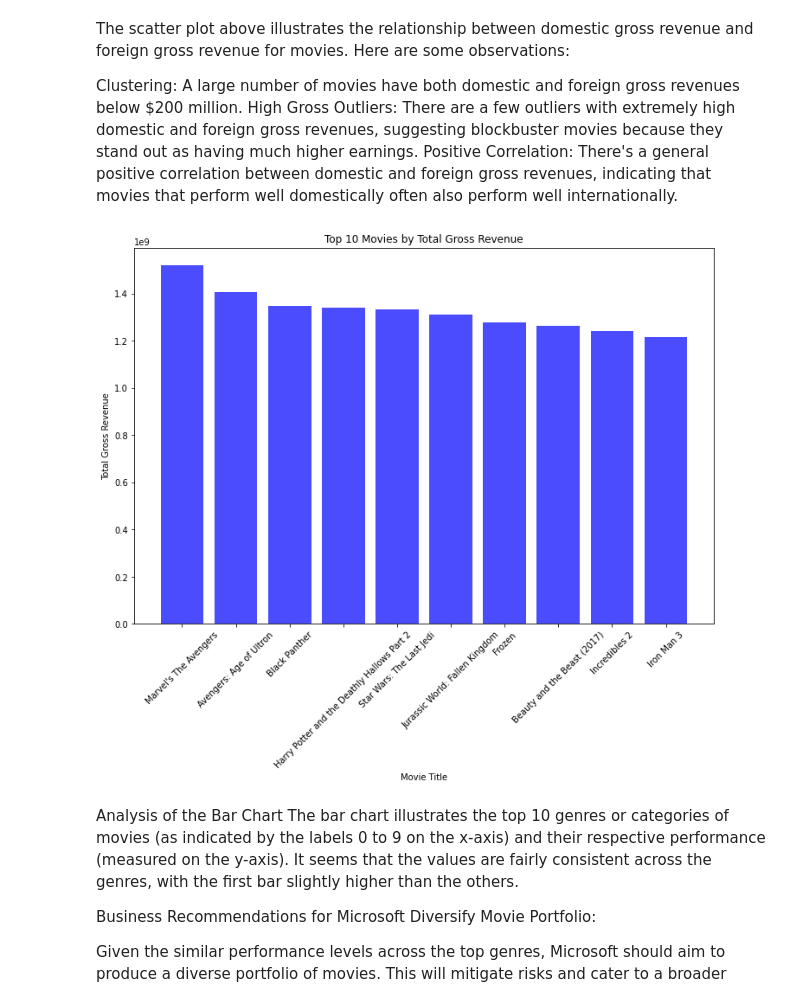
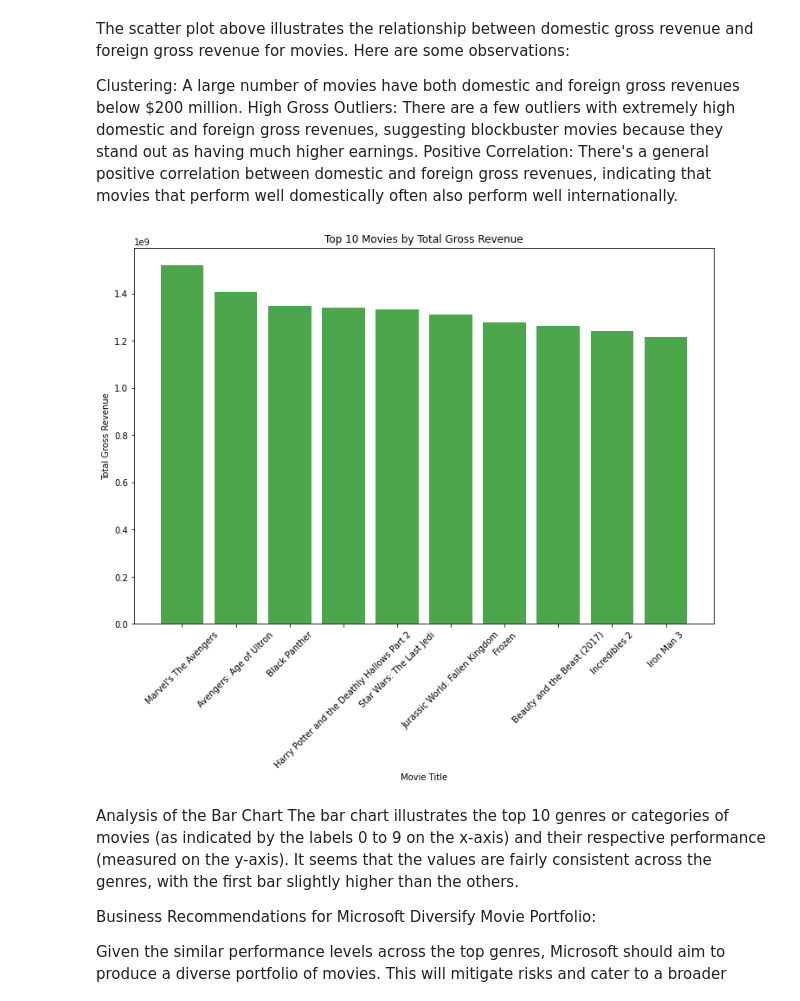
Before and after one commit to Mosota-Kemunto-Gladys-2020/Gladys-Mosota_dsc_phase_1_project, a Jupyter notebook: student.ipynb, the cells around one changed output. Saved outputs shown, nothing was run; the diff lists cells and outputs as text; code cells hidden in the pictures.

```diff
--- a/student.ipynb
+++ b/student.ipynb
@@ -58,5 +67,14 @@ I will create visualizations to better understand and present the data.
 
 file_path = r'zippedData\bom.movie_gross.csv.gz'
 bom_movie_gross= pd.read_csv(file_path,compression='gzip')
-bom_movie_gross.head()
+
+# Sorting the movies by their titles
+sorted_bom_movie_gross = bom_movie_gross.sort_values(by='title').drop_duplicates(subset='title', keep='first')
+
+# Save the sorted dataframe to a new CSV file
+sorted_file_path = 'sorted_bom_movie_gross.csv'
+sorted_bom_movie_gross.to_csv(sorted_file_path, index=False)
+
+# Display the first few rows of the dataframe
+print(sorted_bom_movie_gross.head())
 # %% [output]
@@ -119,14 +148,21 @@ Unique values in 'foreign_gross':
 # %%
 # Convert non-numeric values to NaN
-
-bom_movie_gross['domestic_gross'] = pd.to_numeric(bom_movie_gross['domestic_gross'], errors='coerce')
-bom_movie_gross['foreign_gross'] = pd.to_numeric(bom_movie_gross['foreign_gross'], errors='coerce')
+sorted_bom_movie_gross['domestic_gross'] = pd.to_numeric(sorted_bom_movie_gross['domestic_gross'], errors='coerce')
+sorted_bom_movie_gross['foreign_gross'] = pd.to_numeric(sorted_bom_movie_gross['foreign_gross'], errors='coerce')
 
 # Handle NaN values (e.g., replace with zero)
-
-bom_movie_gross['domestic_gross'].fillna(0, inplace=True)
-bom_movie_gross['foreign_gross'].fillna(0, inplace=True)
+sorted_bom_movie_gross['domestic_gross'].fillna(0, inplace=True)
+sorted_bom_movie_gross['foreign_gross'].fillna(0, inplace=True)
 
 # Calculate total gross (domestic + foreign)
+sorted_bom_movie_gross['total_gross'] = sorted_bom_movie_gross['domestic_gross'] + sorted_bom_movie_gross['foreign_gross']
 
-bom_movie_gross['total_gross'] = bom_movie_gross['domestic_gross'] + bom_movie_gross['foreign_gross']
+# Store the resulting DataFrame in a new variable
+df_with_total_gross = sorted_bom_movie_gross
+
+# Save the new DataFrame to a CSV file
+new_file_path = 'df_with_total_gross.csv'
+df_with_total_gross.to_csv('canvas-repo', index=False)
+
+# Print the new DataFrame for verification
+print(df_with_total_gross.head())
@@ -170,7 +237,7 @@ max      936700000.00   960500000.00 1518900000.00
 # %%
 # Sort movies by total gross
-sorted_movies = bom_movie_gross.sort_values(by='total_gross', ascending=False)
-print(sorted_movies.head(10))
+sorted_movies = df_with_total_gross.sort_values(by='total_gross', ascending=False)
+print(sorted_movies.head())
 # %% [output]
                                             title studio  domestic_gross  \
 727                         Marvel's The Avengers     BV    623400000.00
@@ -347,15 +336,15 @@ Positive Correlation: There's a general positive correlation between domestic an
 # %%
 # Bar plot of top 10 movies by total gross
 top_10_movies = sorted_movies.head(10)
 plt.figure(figsize=(12, 8))
-plt.bar(top_10_movies['title'], top_10_movies['total_gross'], color='blue', alpha=0.7)
+plt.bar(top_10_movies['title'], top_10_movies['total_gross'], color='green', alpha=0.7)
 plt.xlabel('Movie Title')
 plt.ylabel('Total Gross Revenue')
 plt.title('Top 10 Movies by Total Gross Revenue')
 plt.xticks(rotation=45)
 plt.show()
 # %% [output]
-[figure, old version]
+[figure, new version]
 # %% [markdown]
 Analysis of the Bar Chart
 The bar chart illustrates the top 10 genres or categories of movies (as indicated by the labels 0 to 9 on the x-axis) and their respective performance (measured on the y-axis). It seems that the values are fairly consistent across the genres, with the first bar slightly higher than the others.
```
Also changed, not shown: parts of 30 cells of this notebook, 5 other files.
